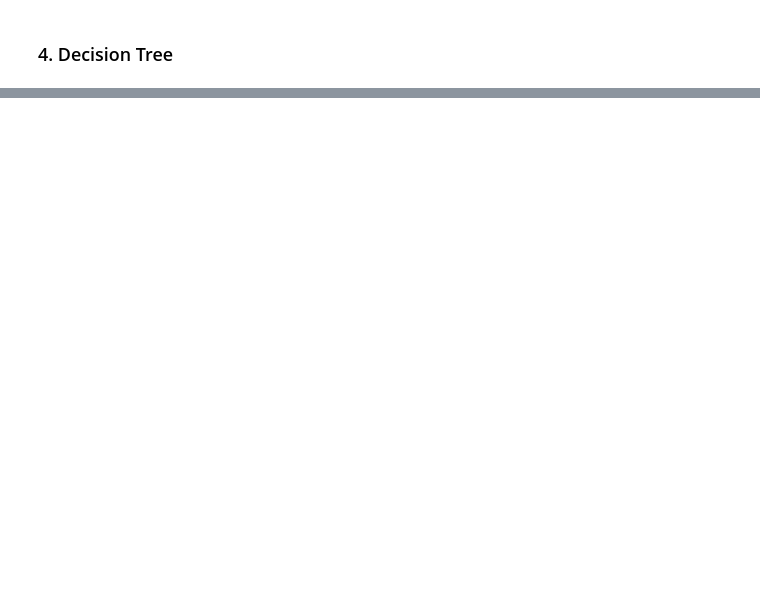
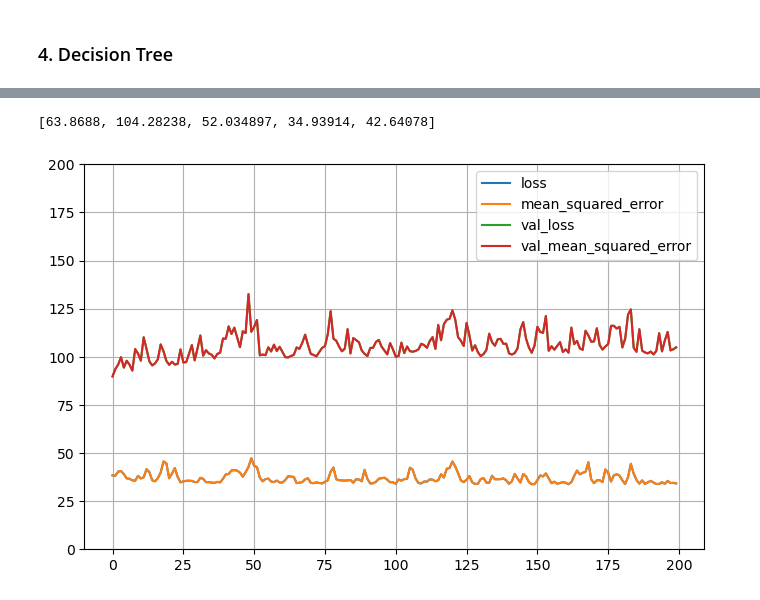
Before and after one commit to shawnhuyiwen/MLAssignment1, a Jupyter notebook: assignment1_real_estate_valuation_Regression.ipynb, the cells around one changed output, grey strips where cells are left out. Saved outputs shown, nothing was run; the diff lists cells and outputs as text; code cells hidden in the pictures; blank space fills up the shorter version.

```diff
--- a/assignment1_real_estate_valuation_Regression.ipynb
+++ b/assignment1_real_estate_valuation_Regression.ipynb
@@ -271,0 +274,32 @@ plt.show()
+# %%
+from tensorflow import keras
+
+model = keras.models.Sequential()
+model.add(keras.layers.Dense(units = 8, activation='relu', input_shape=(x_train.shape[1],)))
+
+model.add(keras.layers.Dense(units = 1, activation='linear'))
+
+print(model.summary())
+
+model.compile(loss='mse',optimizer='sgd',  metrics=[keras.metrics.MeanSquaredError()])
+
+kf = KFold(n_splits=5)
+k=1
+
+all_score = []
+
+for train_index, test_index in kf.split(features):
+    print("fold",k)
+    # Split the data
+    X_train, X_test = np.array(features)[train_index], np.array(features)[test_index]
+    y_train, y_test = np.array(target)[train_index], np.array(target)[test_index]
+
+    # training and validation
+    model.fit(np.array(X_train), np.array(y_train), epochs=200, batch_size=200, verbose=2, validation_data=(np.array(X_test), np.array(y_test)))
+
+    # evaluate the accuracy of each fold
+    scores = model.evaluate(np.array(X_test), np.array(y_test), verbose=0)
+
+    print("%s: %.2f" % (model.metrics_names[1], scores[1]))
+    k = k+1
+    all_score.append(scores[1])
@@ -271,0 +324,16 @@ plt.show()
+# %%
+print(all_score)
+# %% [output]
+[63.8688, 104.28238, 52.034897, 34.93914, 42.64078]
+# %%
+x_train, x_test, y_train, y_test = train_test_split(features, target, test_size=0.2, random_state=0)
+
+history = model.fit(x_train, y_train, epochs=200, batch_size=200, verbose=0, validation_data = (x_test, y_test))
+
+
+pd.DataFrame(history.history).plot(figsize=(8, 5))
+plt.grid(True)
+plt.gca().set_ylim(0, 200) # set the vertical range to [0-1]
+plt.show()
+# %% [output]
+[figure, added]
```
Also changed, not shown: parts of 15 cells of this notebook.
